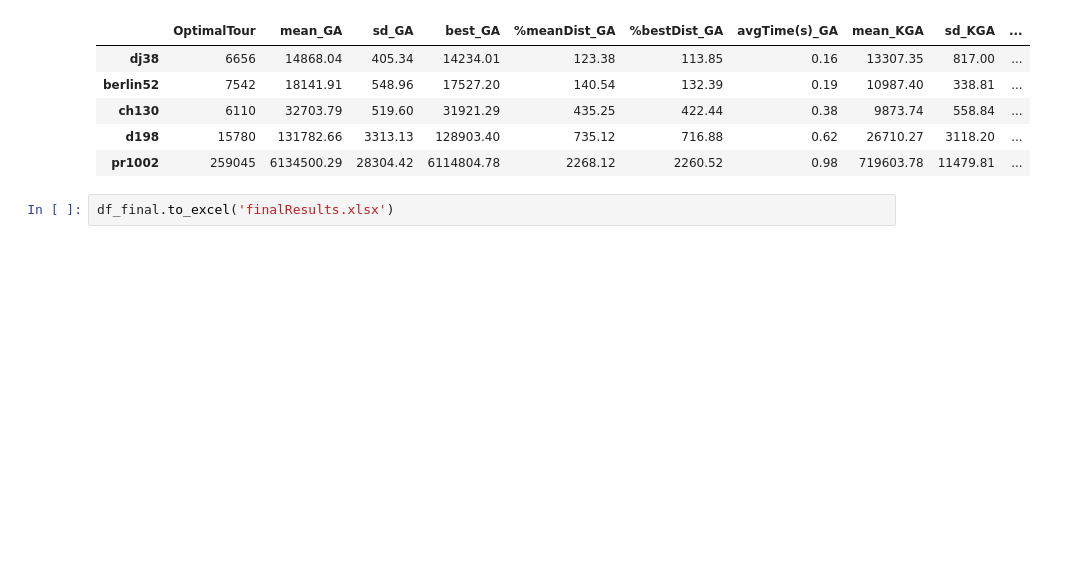
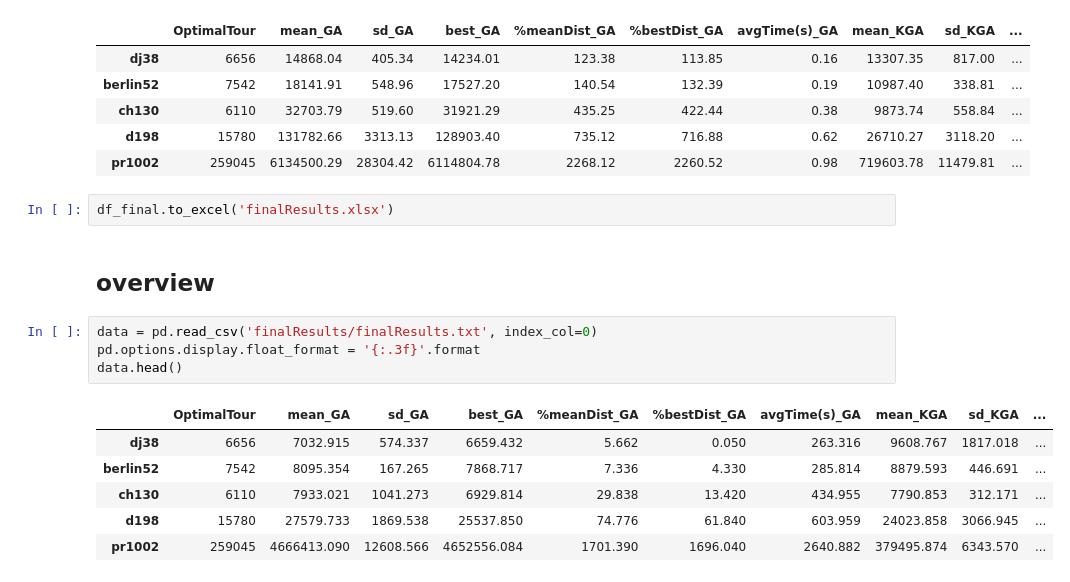
Before and after one commit to DBertazioli/Ant-Q-KGA, a Jupyter notebook: genomic/extended_try.ipynb, the cells around one changed output. Drawn from its saved outputs; the diff is of its cells as text; blank space fills up the shorter version.

Commit message:
add final results for GA and KGA

```diff
--- a/genomic/extended_try.ipynb
+++ b/genomic/extended_try.ipynb
@@ -1379,3 +1379,16 @@ df_final
 | pr1002 | 259045 | 6134500.29 | 28304.42 | 6114804.78 | 2268.12 | 2260.52 | 0.98 | 719603.78 | 11479.81 | ... |
 # %%
 df_final.to_excel('finalResults.xlsx')
+# %% [markdown]
+## overview
+# %%
+data = pd.read_csv('finalResults/finalResults.txt', index_col=0)
+pd.options.display.float_format = '{:.3f}'.format
+data.head()
+# %% [output]
+|  | OptimalTour | mean_GA | sd_GA | best_GA | %meanDist_GA | %bestDist_GA | avgTime(s)_GA | mean_KGA | sd_KGA | ... |
+| dj38 | 6656 | 7032.915 | 574.337 | 6659.432 | 5.662 | 0.050 | 263.316 | 9608.767 | 1817.018 | ... |
+| berlin52 | 7542 | 8095.354 | 167.265 | 7868.717 | 7.336 | 4.330 | 285.814 | 8879.593 | 446.691 | ... |
+| ch130 | 6110 | 7933.021 | 1041.273 | 6929.814 | 29.838 | 13.420 | 434.955 | 7790.853 | 312.171 | ... |
+| d198 | 15780 | 27579.733 | 1869.538 | 25537.850 | 74.776 | 61.840 | 603.959 | 24023.858 | 3066.945 | ... |
+| pr1002 | 259045 | 4666413.090 | 12608.566 | 4652556.084 | 1701.390 | 1696.040 | 2640.882 | 379495.874 | 6343.570 | ... |
```
Also changed, not shown: 3 other files.
